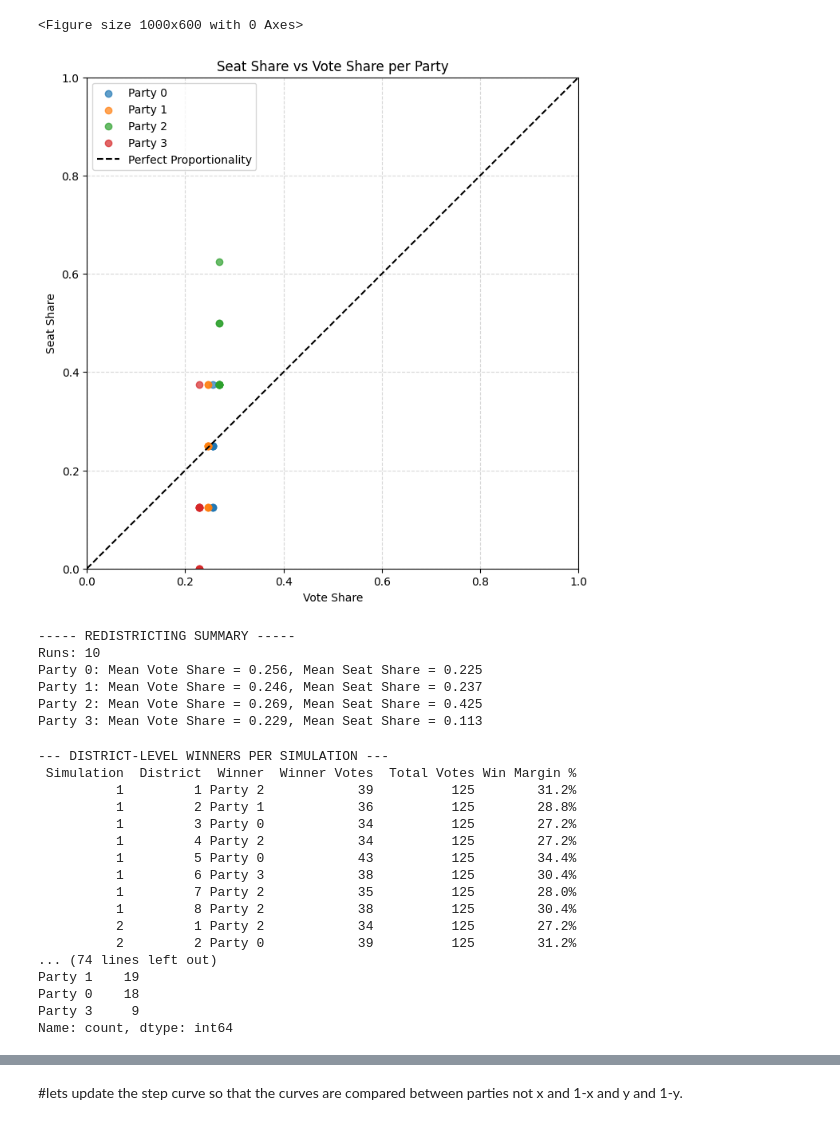
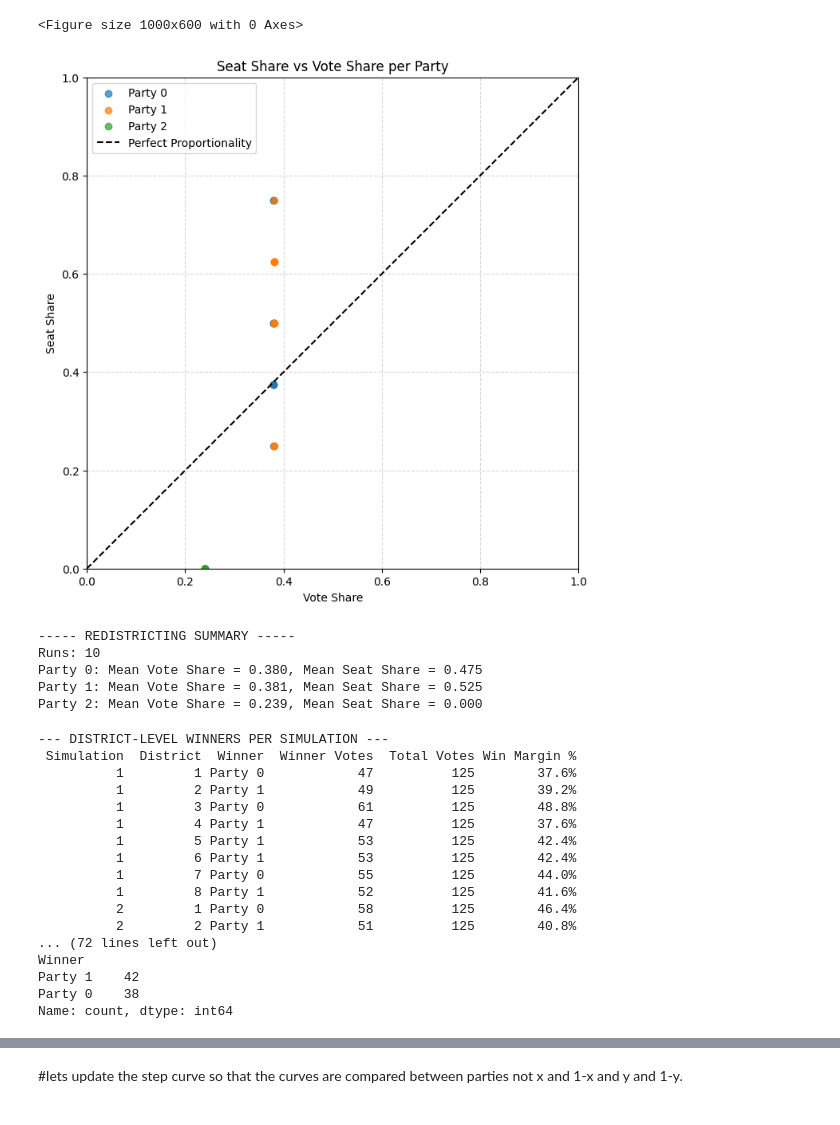
Before and after one commit to CarlLienert/SeniorCapstone, a Jupyter notebook: sim_6000NEW.ipynb, the cells around one changed output, grey strips where cells are left out. Cells and saved outputs as stored; diff of their text form; code cells hidden in the pictures.

Commit message:
added party assignment bias and statewide wasted vote ratios

```diff
--- a/sim_6000NEW.ipynb
+++ b/sim_6000NEW.ipynb
@@ -13,7 +13,7 @@ import math
 WIDTH = 380
 HEIGHT = 280
 NUM_VOTERS = 1000       # Can change
-NUM_PARTIES = 4       # Can change
+NUM_PARTIES = 3       # Can change
 NUM_DISTRICTS = 8
 VOTERS_PER_DISTRICT = NUM_VOTERS // NUM_DISTRICTS
 NUM_RUNS = 10           # Number of redistricting simulations
@@ -27,6 +27,11 @@ np.random.seed(1)
 PARTY_IDS = [f"Party {i}" for i in range(NUM_PARTIES)]
 party_colors = np.random.rand(NUM_PARTIES, 3)
 PARTY_COLORS = dict(zip(PARTY_IDS, party_colors))
+
+#-------------------------
+# PARTY DISTRIBUTION (bias) - Must sum to 1 - MUST CHANGE WHEN CHANGING NUMBER OF PARTIES
+# ------------------------
+PARTY_BIAS = [0.4, 0.4, .2]  # Example: 40% for Party 0, 40% for Party 1, 20% for Party 2
 
 # ------------------------
 # GENERATE POPULATION DENSITY
@@ -50,10 +55,19 @@ indices = np.random.choice(WIDTH * HEIGHT, size=NUM_VOTERS, p=flat_density)
 voters_y, voters_x = np.unravel_index(indices, (HEIGHT, WIDTH))
 voters = np.column_stack((voters_x, voters_y))
 
+
 # ------------------------
 # FIXED PARTY PREFERENCES
 # ------------------------
-voter_parties = np.random.randint(0, NUM_PARTIES, NUM_VOTERS)
+
+voter_parties = np.random.choice(
+    np.arange(NUM_PARTIES),
+    size=NUM_VOTERS,
+    p=PARTY_BIAS
+)
+
+#voter_parties = np.random.randint(0, NUM_PARTIES, NUM_VOTERS)
+
 voter_colors = party_colors[voter_parties]
 def connected_districts(voters, num_districts, voters_per_district, k_neighbors=20):
     N = len(voters)
@@ -498,40 +512,39 @@ plt.figure(figsize=(8,8))
 for party in PARTY_IDS:
     vote_shares = [run[party] for run in all_pr_vote_shares]
     seat_shares = [run[party] for run in all_pr_seat_shares]
     plt.scatter(vote_shares, seat_shares, alpha=0.7, label=party)
 
 plt.plot([0,1],[0,1], linestyle='--', color='black', label='Perfect Proportionality')
 plt.xlabel("Vote Share")
 plt.ylabel("Seat Share")
 plt.title("Seat Share vs Vote Share per Party")
 plt.xlim(0,1)
 plt.ylim(0,1)
 plt.gca().set_aspect('equal', adjustable='box')
 plt.legend()
 plt.grid(True, linestyle="--", alpha=0.5)
 plt.show()
 
 # ------------------------
 # SUMMARY
 # ------------------------
 print("\n----- REDISTRICTING SUMMARY -----")
 print("Runs:", NUM_RUNS)
 if NUM_PARTIES == 2:
     print("Mean Efficiency Gap:", np.nanmean(all_efficiency_gaps))
     print("Std Efficiency Gap:", np.nanstd(all_efficiency_gaps))
 for party in PARTY_IDS:
     mean_vote = np.mean([run[party] for run in all_pr_vote_shares])
     mean_seat = np.mean([run[party] for run in all_pr_seat_shares])
     print(f"{party}: Mean Vote Share = {mean_vote:.3f}, Mean Seat Share = {mean_seat:.3f}")
 # %% [output]
 <Figure size 1000x600 with 0 Axes>
-[figure, old version]
+[figure, new version]
 ----- REDISTRICTING SUMMARY -----
 Runs: 10
-Party 0: Mean Vote Share = 0.256, Mean Seat Share = 0.225
-Party 1: Mean Vote Share = 0.246, Mean Seat Share = 0.237
-Party 2: Mean Vote Share = 0.269, Mean Seat Share = 0.425
-Party 3: Mean Vote Share = 0.229, Mean Seat Share = 0.113
+Party 0: Mean Vote Share = 0.380, Mean Seat Share = 0.475
+Party 1: Mean Vote Share = 0.381, Mean Seat Share = 0.525
+Party 2: Mean Vote Share = 0.239, Mean Seat Share = 0.000
 # %%
 import pandas as pd
 
@@ -576,20 +589,20 @@ print(df_detailed['Winner'].value_counts())
 # %% [output]
 --- DISTRICT-LEVEL WINNERS PER SIMULATION ---
  Simulation  District  Winner  Winner Votes  Total Votes Win Margin %
-          1         1 Party 2            39          125        31.2%
-          1         2 Party 1            36          125        28.8%
-          1         3 Party 0            34          125        27.2%
-          1         4 Party 2            34          125        27.2%
-          1         5 Party 0            43          125        34.4%
-          1         6 Party 3            38          125        30.4%
-          1         7 Party 2            35          125        28.0%
-          1         8 Party 2            38          125        30.4%
-          2         1 Party 2            34          125        27.2%
-          2         2 Party 0            39          125        31.2%
-... (74 lines left out)
-Party 1    19
-Party 0    18
-Party 3     9
+          1         1 Party 0            47          125        37.6%
+          1         2 Party 1            49          125        39.2%
+          1         3 Party 0            61          125        48.8%
+          1         4 Party 1            47          125        37.6%
+          1         5 Party 1            53          125        42.4%
+          1         6 Party 1            53          125        42.4%
+          1         7 Party 0            55          125        44.0%
+          1         8 Party 1            52          125        41.6%
+          2         1 Party 0            58          125        46.4%
+          2         2 Party 1            51          125        40.8%
+... (72 lines left out)
+Winner
+Party 1    42
+Party 0    38
 Name: count, dtype: int64
 # %%
 plot_step_and_complement(all_step_curves[9]["Party 0"], NUM_DISTRICTS)
```
Also changed, not shown: parts of 12 cells of this notebook, 1 other file.
